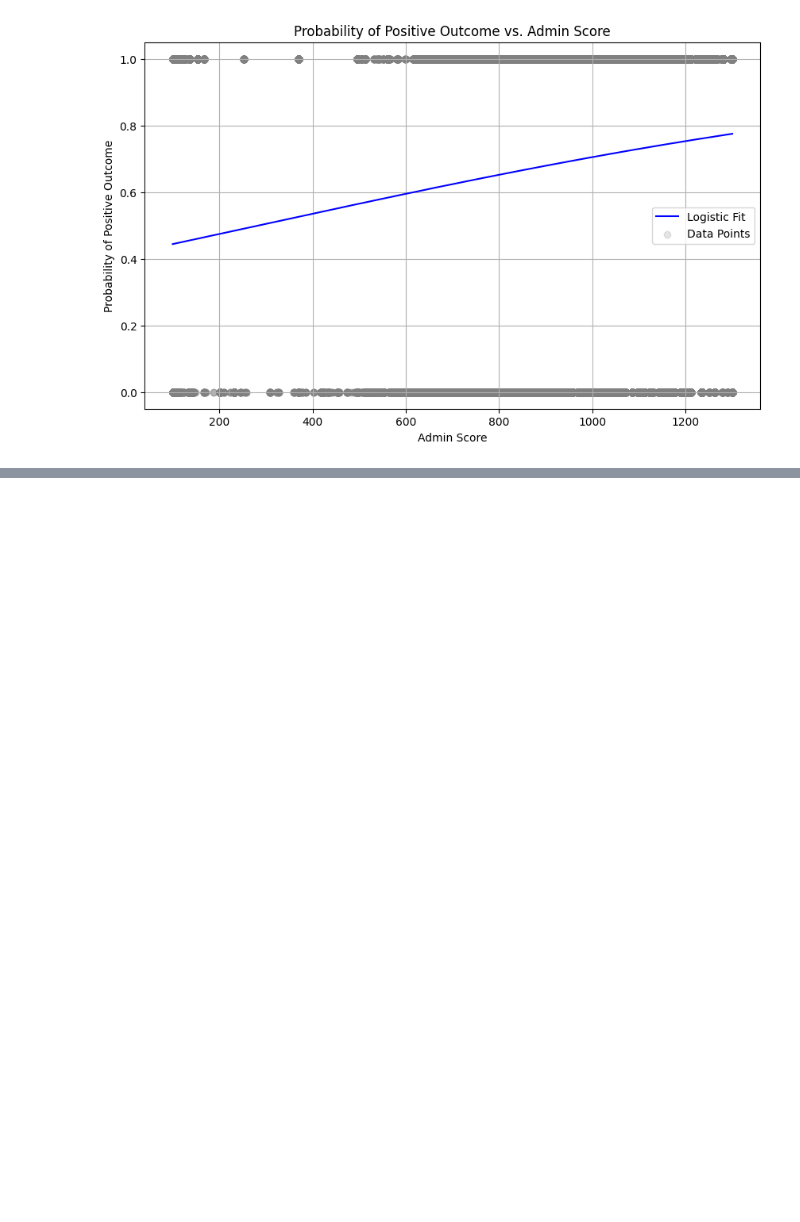
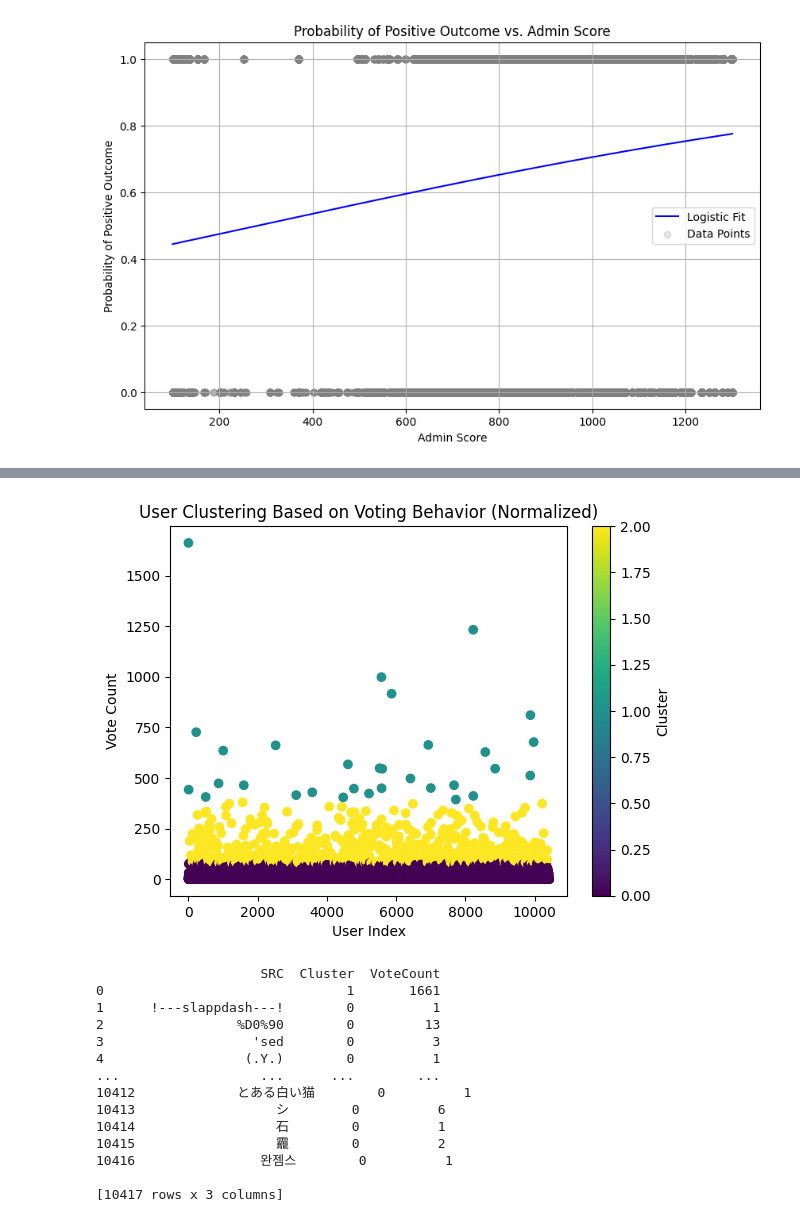
Before and after one commit to epfl-ada/ada-2024-project-supercoolteamname2024, a Jupyter notebook: src/scripts/stats.ipynb, the cells around one changed output, grey strips where cells are left out. Drawn from its saved outputs; the diff is of its cells as text; code cells hidden in the pictures; blank space fills up the shorter version.

```diff
--- a/src/scripts/stats.ipynb
+++ b/src/scripts/stats.ipynb
@@ -1105,0 +1140,61 @@ print(df.head())
+# %%
+from sklearn.feature_extraction.text import TfidfVectorizer
+from sklearn.cluster import KMeans
+from sklearn.preprocessing import StandardScaler
+import matplotlib.pyplot as plt
+import pandas as pd
+
+# Load your DataFrame (if not already loaded)
+# df = pd.read_csv('votes_output.csv')
+
+# Step 1: Preprocessing
+# Group by users and aggregate text comments
+user_data = df.groupby('SRC').agg({
+    'TXT': ' '.join,  # Combine all TXT comments for each user
+    'TGT': 'count',   # Count the number of votes per user
+}).reset_index()
+
+user_data.rename(columns={'TGT': 'VoteCount'}, inplace=True)
+
+# Step 2: Text Vectorization
+vectorizer = TfidfVectorizer(stop_words='english', max_features=500)
+text_features = vectorizer.fit_transform(user_data['TXT'])
+
+# Step 3: Normalize Numeric Features
+scaler = StandardScaler()
+normalized_vote_count = scaler.fit_transform(user_data[['VoteCount']])
+
+# Step 4: Combine Normalized Numeric and Text Features
+from scipy.sparse import hstack
+features = hstack([text_features, normalized_vote_count])
+
+# Step 5: Clustering with K-Means
+kmeans = KMeans(n_clusters=3, random_state=42)
+user_data['Cluster'] = kmeans.fit_predict(features)
+
+# Step 6: Visualizing Clusters
+plt.scatter(user_data.index, user_data['VoteCount'], c=user_data['Cluster'], cmap='viridis')
+plt.title('User Clustering Based on Voting Behavior (Normalized)')
+plt.xlabel('User Index')
+plt.ylabel('Vote Count')
+plt.colorbar(label='Cluster')
+plt.show()
+
+# Step 7: Analyze Clusters
+print(user_data[['SRC', 'Cluster', 'VoteCount']])
+# %% [output]
+[figure, added]
+                     SRC  Cluster  VoteCount
+0                               1       1661
+1      !---slappdash---!        0          1
+2                 %D0%90        0         13
+3                   'sed        0          3
+4                  (.Y.)        0          1
+...                  ...      ...        ...
+10412             とある白い猫        0          1
+10413                  シ        0          6
+10414                  石        0          1
+10415                  龗        0          2
+10416                완젬스        0          1
+
+[10417 rows x 3 columns]
```
Also changed, not shown: parts of 6 cells of this notebook.
